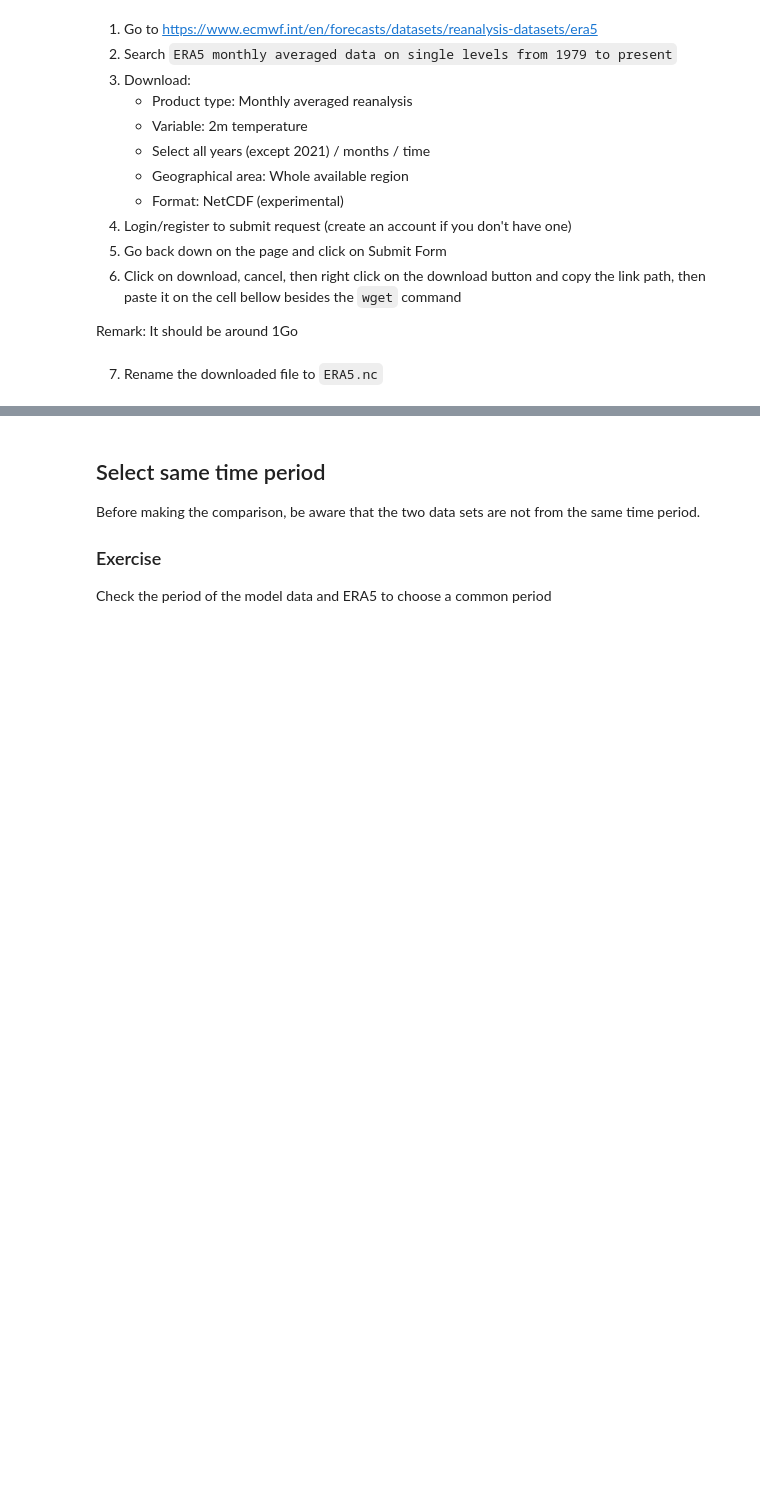
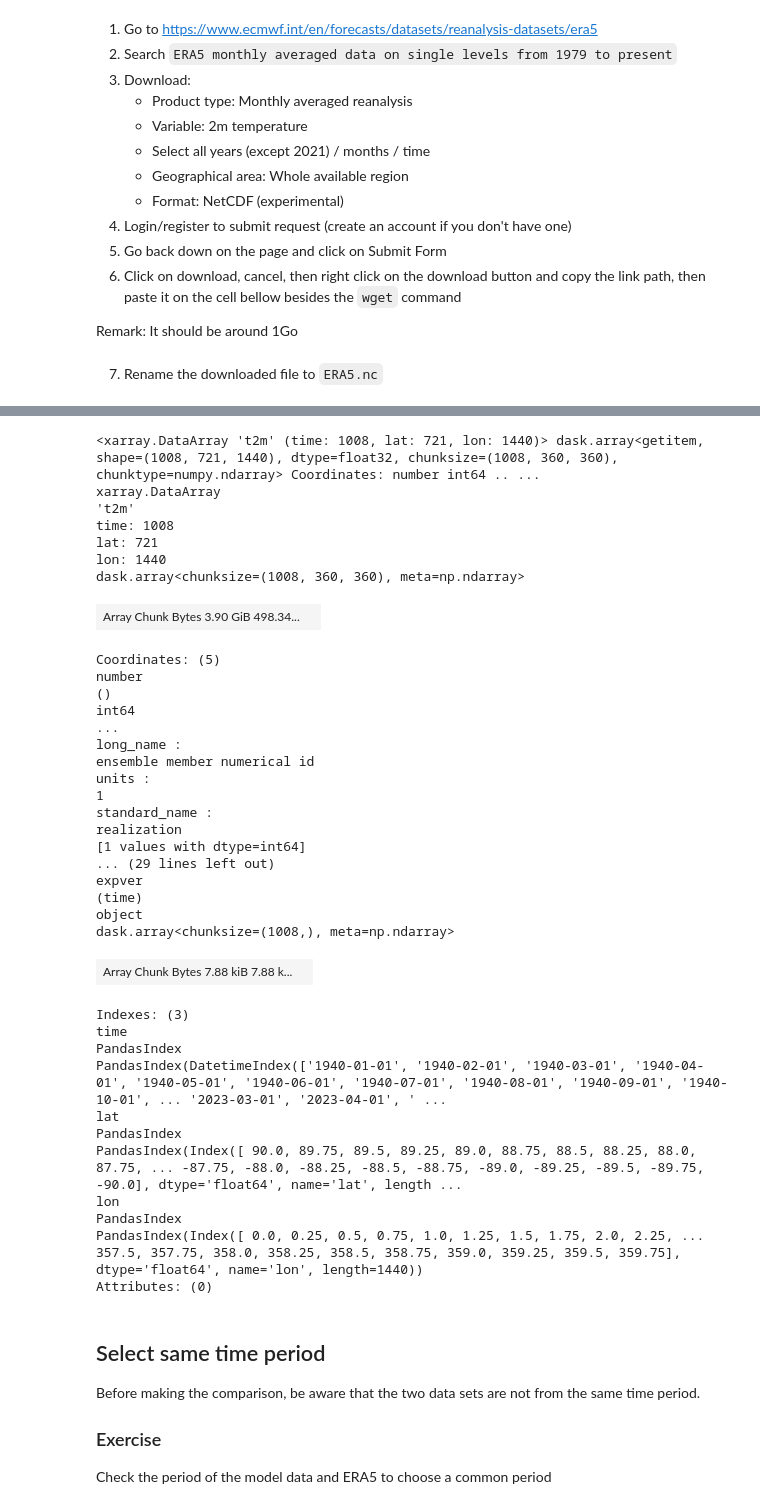
Before and after one commit to mickaellalande/Numerilab, a Jupyter notebook: 03_intake_CMIP6.ipynb, the cells around one changed output, grey strips where cells are left out. Saved outputs shown, nothing was run; the diff lists cells and outputs as text; code cells hidden in the pictures; blank space fills up the shorter version.

```diff
--- a/03_intake_CMIP6.ipynb
+++ b/03_intake_CMIP6.ipynb
@@ -170,3 +370,46 @@ obs = ds.t2m - 273.15
+# %%
+obs['date'] = pd.date_range('1940-01', '2024-10', freq='MS')
+obs = obs.rename({'date': 'time'})
+obs = obs.sel(time=slice('1940', '2023'))
+obs
+# %% [output]
+<xarray.DataArray 't2m' (time: 1008, lat: 721, lon: 1440)> dask.array<getitem, shape=(1008, 721, 1440), dtype=float32, chunksize=(1008, 360, 360), chunktype=numpy.ndarray> Coordinates: number int64 .. ...
+xarray.DataArray
+'t2m'
+time: 1008
+lat: 721
+lon: 1440
+dask.array<chunksize=(1008, 360, 360), meta=np.ndarray>
+| Array Chunk Bytes 3.90 GiB 498.34... |  |
+Coordinates: (5)
+number
+()
+int64
+...
+long_name :
+ensemble member numerical id
+units :
+1
+standard_name :
+realization
+[1 values with dtype=int64]
+... (29 lines left out)
+expver
+(time)
+object
+dask.array<chunksize=(1008,), meta=np.ndarray>
+| Array Chunk Bytes 7.88 kiB 7.88 k... |  |
+Indexes: (3)
+time
+PandasIndex
+PandasIndex(DatetimeIndex(['1940-01-01', '1940-02-01', '1940-03-01', '1940-04-01', '1940-05-01', '1940-06-01', '1940-07-01', '1940-08-01', '1940-09-01', '1940-10-01', ... '2023-03-01', '2023-04-01', ' ...
+lat
+PandasIndex
+PandasIndex(Index([ 90.0, 89.75, 89.5, 89.25, 89.0, 88.75, 88.5, 88.25, 88.0, 87.75, ... -87.75, -88.0, -88.25, -88.5, -88.75, -89.0, -89.25, -89.5, -89.75, -90.0], dtype='float64', name='lat', length ...
+lon
+PandasIndex
+PandasIndex(Index([ 0.0, 0.25, 0.5, 0.75, 1.0, 1.25, 1.5, 1.75, 2.0, 2.25, ... 357.5, 357.75, 358.0, 358.25, 358.5, 358.75, 359.0, 359.25, 359.5, 359.75], dtype='float64', name='lon', length=1440))
+Attributes: (0)
 # %% [markdown]
 ## Select same time period
 Before making the comparison, be aware that the two data sets are not from the same time period.
```
Also changed, not shown: parts of 34 cells of this notebook, 2 other files.
